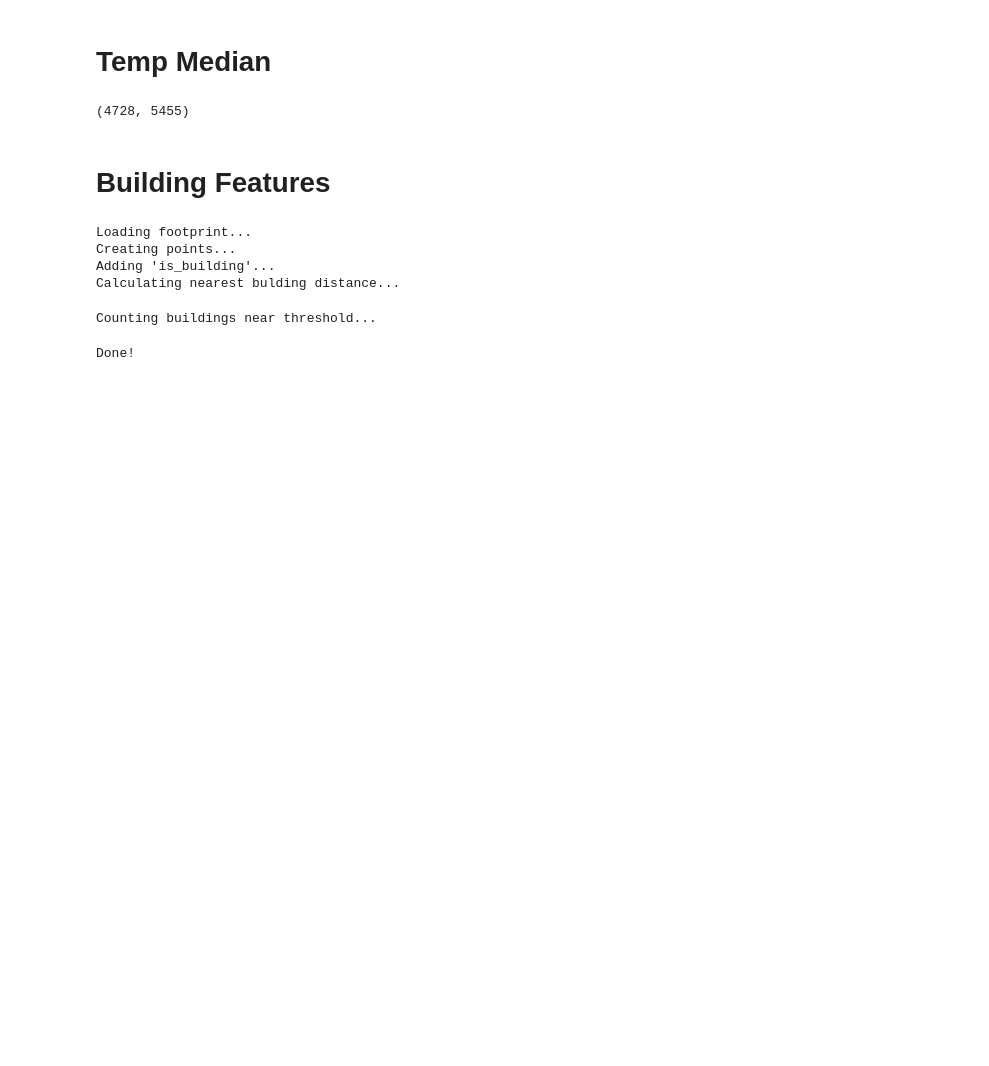
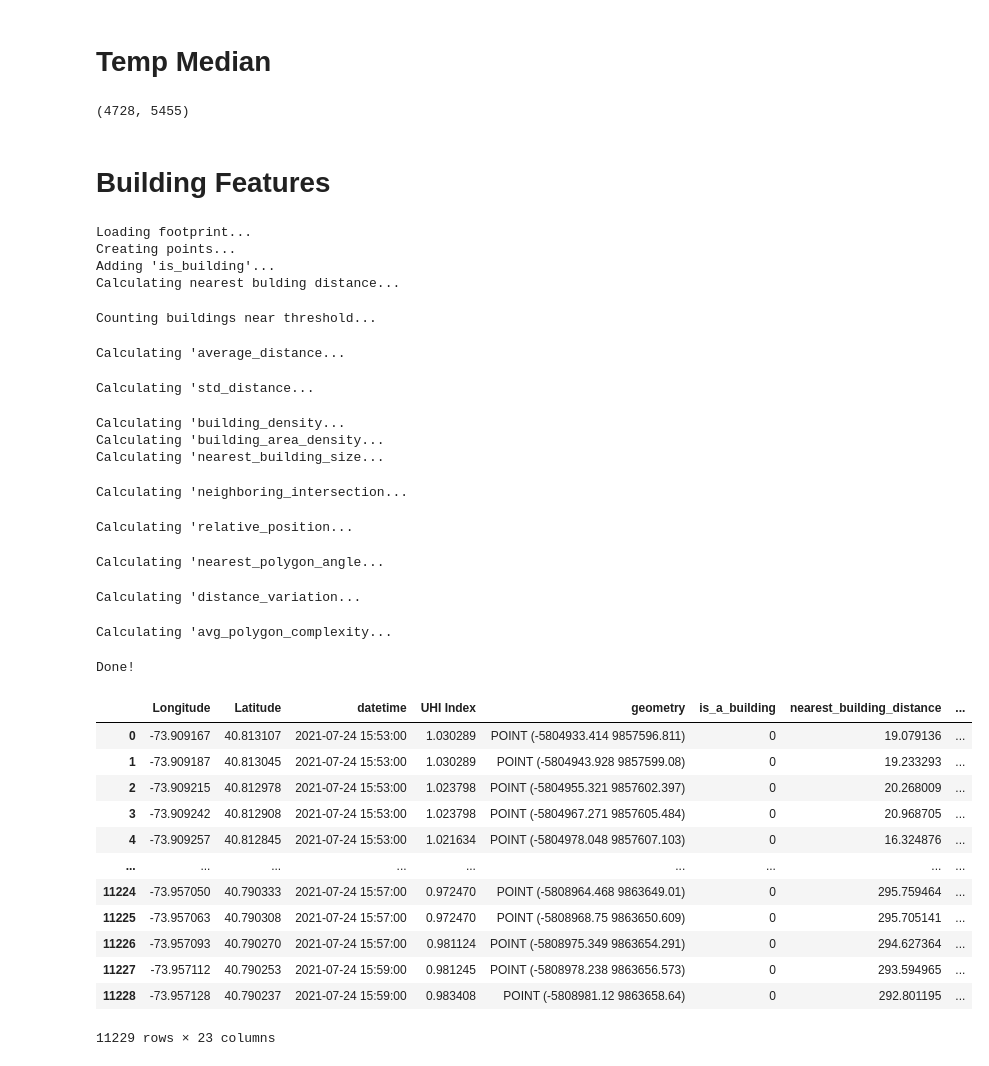
Before and after one commit to valliansayoga/ey-data-challenge-2025, a Jupyter notebook: EY2025_Create_Features.ipynb, the cells around one changed output. Drawn from its saved outputs; the diff is of its cells as text; code cells hidden in the pictures; blank space fills up the shorter version.

Commit message:
Best Model 0.95 1. Creating complex building features 2. Dropped weak features

```diff
--- a/EY2025_Create_Features.ipynb
+++ b/EY2025_Create_Features.ipynb
@@ -376,10 +538,4 @@ with rasterio.open(filename,'w',driver='GTiff',width=width,height=height,
 # %%
-import geopandas as gpd
-from shapely.geometry import Point, Polygon
-import pandas as pd
-from fiona.drvsupport import supported_drivers
-from tqdm import tqdm
-
 def get_point(row):
     return Point(row["Longitude"], row["Latitude"])
 
@@ -388,6 +544,8 @@ def create_building_features(
     min_distance,
     max_distance,
     step,
+    buffer_radius=50,  # meter
+    N=5, # N buildings
 ):
     print("Loading footprint...")
     epsg_distance = "32633"
@@ -414,6 +572,7 @@ def create_building_features(
     geo_locations["is_a_building"] = list(map(int, is_building))
 
     print("Calculating nearest bulding distance...")
+    assert geo_locations.crs == my_map.crs, "CRS must match!"
     geo_locations['nearest_building_distance'] = geo_locations.apply(
         lambda row: my_map.distance(row.geometry).min(), axis=1
     )
@@ -425,27 +584,84 @@ def create_building_features(
         geo_locations[f'{distance}m_nearby_building_count'] = geo_locations.apply(
             lambda row: my_map[my_map.geometry.intersects(row.geometry.buffer(distance))].shape[0], axis=1
         )
+    print("Calculating 'average_distance...")
+    geo_locations['average_distance'] = geo_locations.apply(calculate_average_distance_to_N_polygons, axis=1, polygons=my_map.geometry, N=N)
+
+    print("Calculating 'std_distance...")
+    geo_locations['std_distance'] = geo_locations.apply(calculate_std_distance_to_N_polygons, axis=1, polygons=my_map.geometry, N=N)
+
+    print("Calculating 'building_density...")
+    geo_locations['building_density'] = geo_locations.apply(calculate_building_density, axis=1, polygons=my_map, buffer_radius=buffer_radius)
+
+    print("Calculating 'building_area_density...")
+    geo_locations['building_area_density'] = geo_locations.apply(calculate_building_area_density, axis=1, polygons=my_map, buffer_radius=buffer_radius)
+
+    print("Calculating 'nearest_building_size...")
+    geo_locations['nearest_building_size'] = geo_locations.apply(calculate_nearest_building_size, axis=1, polygons=my_map.geometry)
+
+    print("Calculating 'neighboring_intersection...")
+    geo_locations['neighboring_intersection'] = geo_locations.apply(calculate_neighboring_polygon_intersection, axis=1, polygons=my_map.geometry)
+
+    print("Calculating 'relative_position...")
+    geo_locations['relative_position'] = geo_locations.apply(calculate_point_relative_position_to_building_boundary, axis=1, polygons=my_map.geometry)
+
+    print("Calculating 'nearest_polygon_angle...")
+    geo_locations['nearest_polygon_angle'] = geo_locations.apply(calculate_nearest_polygon_angle, axis=1, polygons=my_map.geometry)
+
+    print("Calculating 'distance_variation...")
+    geo_locations['distance_variation'], geo_locations['distance_range'] = zip(*geo_locations.apply(calculate_variation_in_distance_to_multiple_polygons, axis=1, polygons=my_map.geometry, N=N))
+
+    print("Calculating 'avg_polygon_complexity...")
+    geo_locations['avg_polygon_complexity'] = geo_locations.apply(calculate_nearest_polygon_shape_avg_complexity, axis=1, polygons=my_map.geometry)
+
+
     print("Done!")
     return geo_locations
 # %%
 date_format = "%d-%m-%Y %H:%M"
 df = pd.read_csv(
     "/content/Dataset/Training_data_uhi_index.csv",
     date_format=date_format,
     parse_dates=["datetime"]
 )
 df_building_train = create_building_features(
     df,
     min_distance=10,
-    max_distance=100,
+    max_distance=50,
     step=10,
+    buffer_radius=50,  # meter
+    N=5, # N buildings
 )
+df_building_train
 # %% [output]
 Loading footprint...
 Creating points...
 Adding 'is_building'...
 Calculating nearest bulding distance...
 Counting buildings near threshold...
-Done!
+Calculating 'average_distance...
+Calculating 'std_distance...
+Calculating 'building_density...
+Calculating 'building_area_density...
+Calculating 'nearest_building_size...
+Calculating 'neighboring_intersection...
+Calculating 'relative_position...
+Calculating 'nearest_polygon_angle...
+Calculating 'distance_variation...
+Calculating 'avg_polygon_complexity...
+Done!
+|  | Longitude | Latitude | datetime | UHI Index | geometry | is_a_building | nearest_building_distance | ... |
+| 0 | -73.909167 | 40.813107 | 2021-07-24 15:53:00 | 1.030289 | POINT (-5804933.414 9857596.811) | 0 | 19.079136 | ... |
+| 1 | -73.909187 | 40.813045 | 2021-07-24 15:53:00 | 1.030289 | POINT (-5804943.928 9857599.08) | 0 | 19.233293 | ... |
+| 2 | -73.909215 | 40.812978 | 2021-07-24 15:53:00 | 1.023798 | POINT (-5804955.321 9857602.397) | 0 | 20.268009 | ... |
+| 3 | -73.909242 | 40.812908 | 2021-07-24 15:53:00 | 1.023798 | POINT (-5804967.271 9857605.484) | 0 | 20.968705 | ... |
+| 4 | -73.909257 | 40.812845 | 2021-07-24 15:53:00 | 1.021634 | POINT (-5804978.048 9857607.103) | 0 | 16.324876 | ... |
+| ... | ... | ... | ... | ... | ... | ... | ... | ... |
+| 11224 | -73.957050 | 40.790333 | 2021-07-24 15:57:00 | 0.972470 | POINT (-5808964.468 9863649.01) | 0 | 295.759464 | ... |
+| 11225 | -73.957063 | 40.790308 | 2021-07-24 15:57:00 | 0.972470 | POINT (-5808968.75 9863650.609) | 0 | 295.705141 | ... |
+| 11226 | -73.957093 | 40.790270 | 2021-07-24 15:57:00 | 0.981124 | POINT (-5808975.349 9863654.291) | 0 | 294.627364 | ... |
+| 11227 | -73.957112 | 40.790253 | 2021-07-24 15:59:00 | 0.981245 | POINT (-5808978.238 9863656.573) | 0 | 293.594965 | ... |
+| 11228 | -73.957128 | 40.790237 | 2021-07-24 15:59:00 | 0.983408 | POINT (-5808981.12 9863658.64) | 0 | 292.801195 | ... |
+11229 rows × 23 columns
 # %%
 df_building_train.groupby("10m_nearby_building_count")["UHI Index"].agg(["mean", "max", "min", "median", "count"])
```
Also changed, not shown: parts of 8 cells of this notebook.
